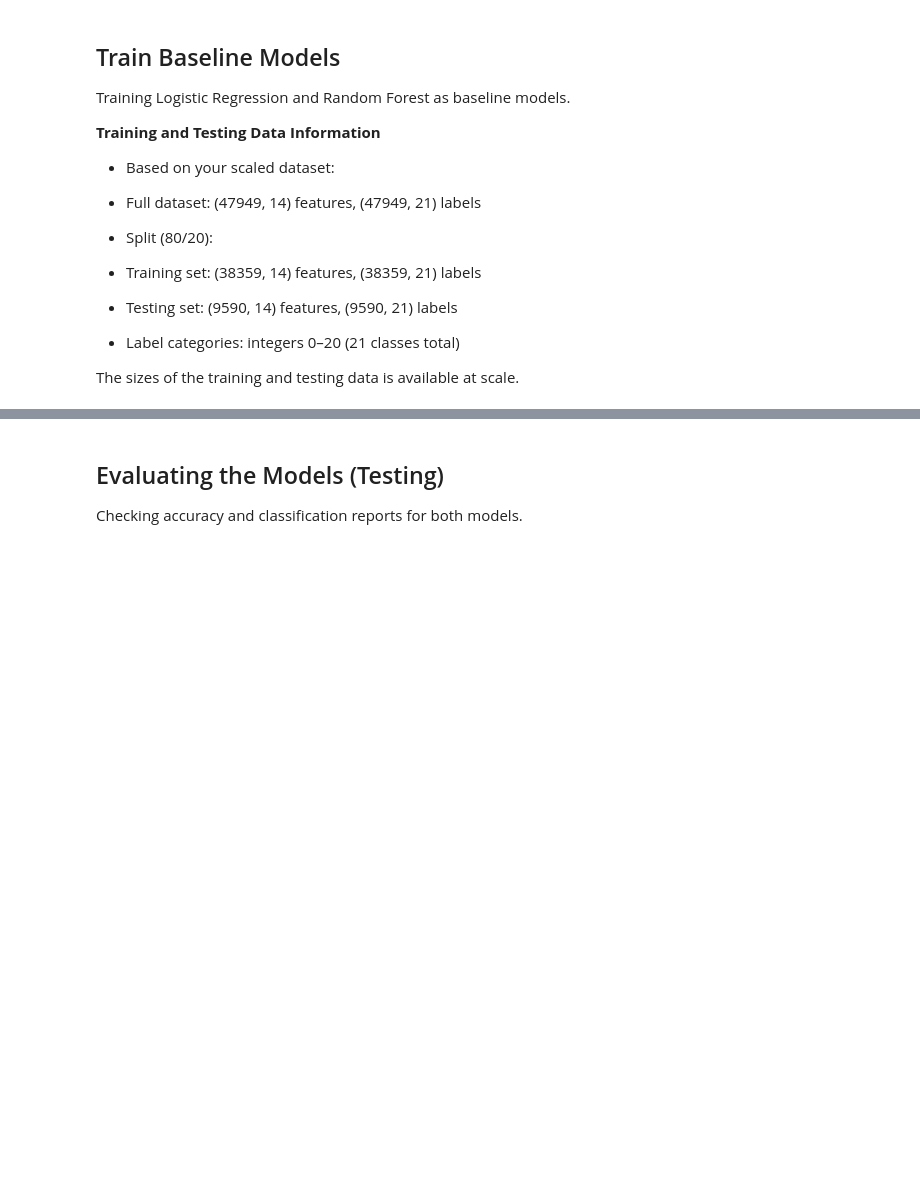
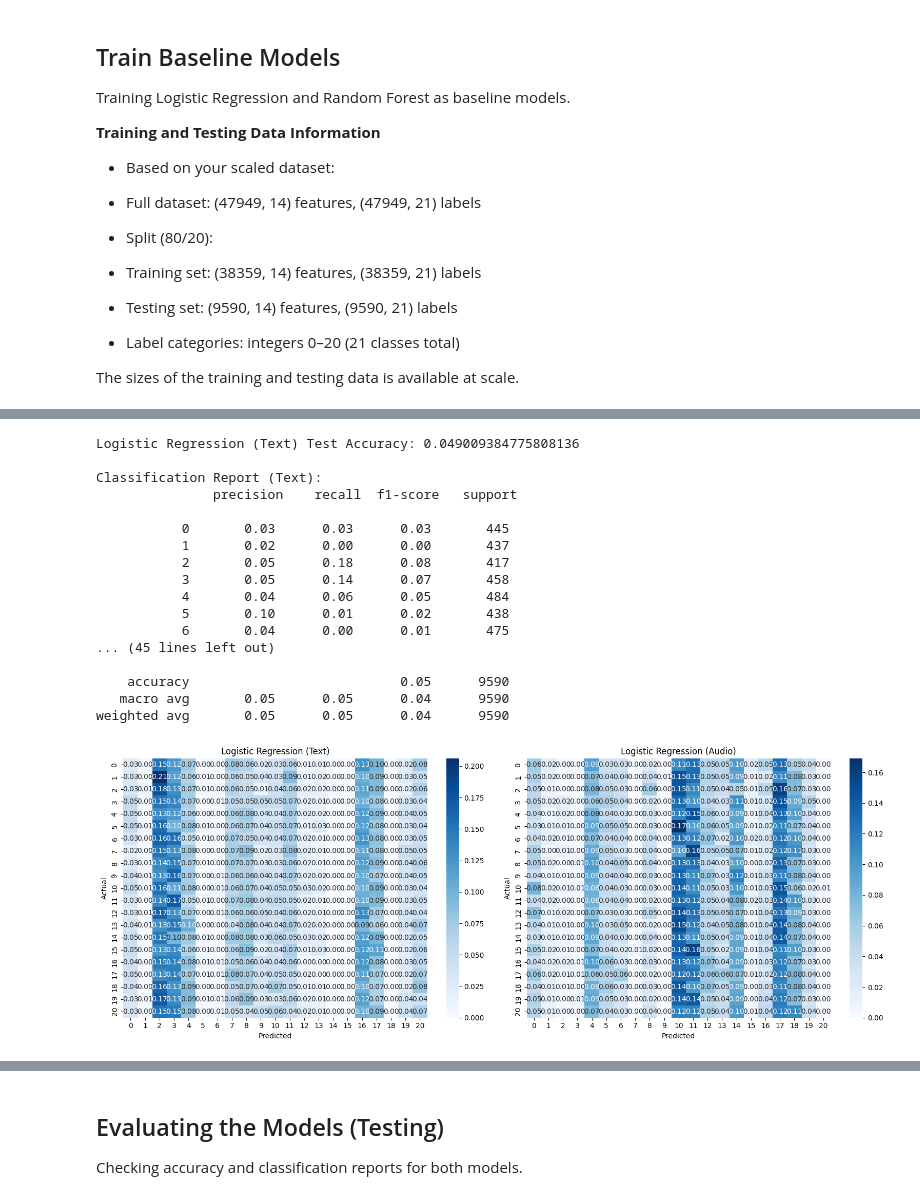
Before and after one commit to CYBERGOLD-D/Voice_Text_AI_Classifier, a Jupyter notebook: Audio_Text_CC_Full.ipynb, the cells around one changed output, grey strips where cells are left out. Saved outputs shown, nothing was run; the diff lists cells and outputs as text; code cells hidden in the pictures; blank space fills up the shorter version.

```diff
--- a/Audio_Text_CC_Full.ipynb
+++ b/Audio_Text_CC_Full.ipynb
@@ -1394,0 +1386,62 @@ Feature count: 14
+# %%
+# Logistic Regression Classifier training with confusion matrices for both Text and Audio datasets.
+
+import matplotlib.pyplot as plt
+import seaborn as sns
+from sklearn.linear_model import LogisticRegression
+from sklearn.metrics import confusion_matrix, accuracy_score, classification_report
+
+# Train Logistic Regression (Text)
+log_reg_text = LogisticRegression(max_iter=1000)
+log_reg_text.fit(X_train_text, y_train_int)
+y_test_pred_text_lr = log_reg_text.predict(X_test_text)
+
+print("Logistic Regression (Text) Test Accuracy:", accuracy_score(y_test_int, y_test_pred_text_lr))
+print("\nClassification Report (Text):\n", classification_report(y_test_int, y_test_pred_text_lr, zero_division=0))
+
+cm_lr_text = confusion_matrix(y_test_int, y_test_pred_text_lr, normalize='true')
+
+# Train Logistic Regression (Audio)
+log_reg_audio = LogisticRegression(max_iter=1000)
+log_reg_audio.fit(X_train_audio, y_train_int)
+y_test_pred_audio_lr = log_reg_audio.predict(X_test_audio)
+
+print("Logistic Regression (Audio) Test Accuracy:", accuracy_score(y_test_int, y_test_pred_audio_lr))
+print("\nClassification Report (Audio):\n", classification_report(y_test_int, y_test_pred_audio_lr, zero_division=0))
+
+cm_lr_audio = confusion_matrix(y_test_int, y_test_pred_audio_lr, normalize='true')
+
+# Plot side-by-side confusion matrices
+fig, axes = plt.subplots(1, 2, figsize=(16,6))
+
+sns.heatmap(cm_lr_text, annot=True, fmt=".2f", cmap="Blues", ax=axes[0])
+axes[0].set_title("Logistic Regression (Text)")
+axes[0].set_xlabel("Predicted")
+axes[0].set_ylabel("Actual")
+
+sns.heatmap(cm_lr_audio, annot=True, fmt=".2f", cmap="Blues", ax=axes[1])
+axes[1].set_title("Logistic Regression (Audio)")
+axes[1].set_xlabel("Predicted")
+axes[1].set_ylabel("Actual")
+
+plt.tight_layout()
+plt.show()
+# %% [output]
+Logistic Regression (Text) Test Accuracy: 0.049009384775808136
+
+Classification Report (Text):
+               precision    recall  f1-score   support
+
+           0       0.03      0.03      0.03       445
+           1       0.02      0.00      0.00       437
+           2       0.05      0.18      0.08       417
+           3       0.05      0.14      0.07       458
+           4       0.04      0.06      0.05       484
+           5       0.10      0.01      0.02       438
+           6       0.04      0.00      0.01       475
+... (45 lines left out)
+
+    accuracy                           0.05      9590
+   macro avg       0.05      0.05      0.04      9590
+weighted avg       0.05      0.05      0.04      9590
+[figure, added]
```
Also changed, not shown: parts of 21 cells of this notebook, 2 other files.
